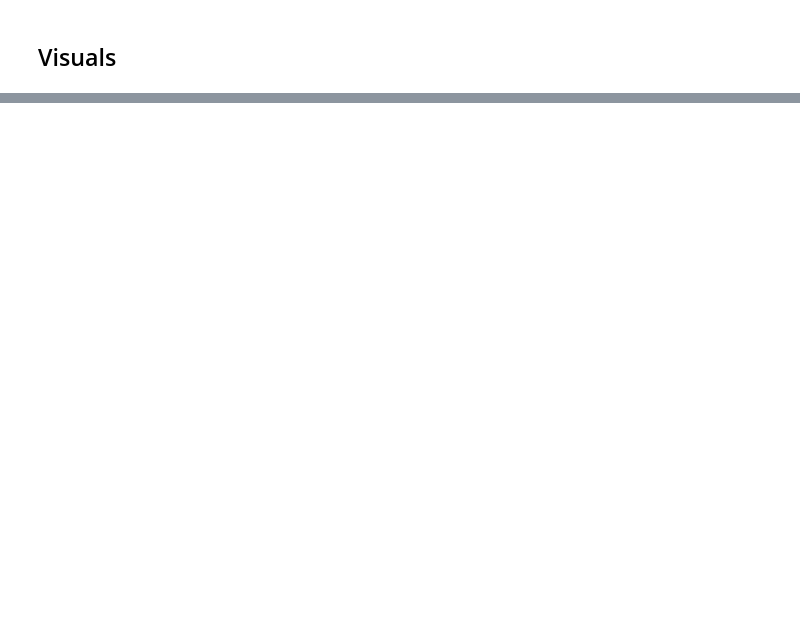
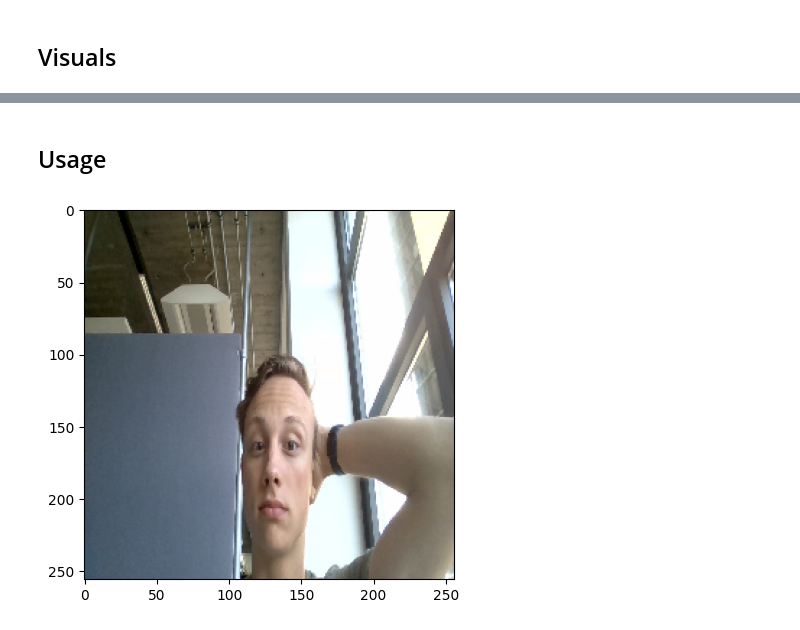
Before and after one commit to GuusArts/BeerViews, a Jupyter notebook: Notebook.ipynb, the cells around one changed output, grey strips where cells are left out. Drawn from its saved outputs; the diff is of its cells as text; code cells hidden in the pictures; blank space fills up the shorter version.

```diff
--- a/Notebook.ipynb
+++ b/Notebook.ipynb
@@ -674,0 +624,2 @@ IndexError: index 56 is out of bounds for axis 0 with size 47
+# %% [markdown]
+## Usage
@@ -674,0 +628,17 @@ IndexError: index 56 is out of bounds for axis 0 with size 47
+# %%
+#Own images/Sober/WIN_20240620_09_45_25_Pro.jpg
+
+image_path = r'Own images/Sober/WIN_20240613_09_33_58_Pro.jpg'
+target_size = (256, 256)
+
+image = load_img(path=image_path,
+                 target_size=target_size)
+
+image_arr = img_to_array(image)
+image_arr = image_arr/255.0
+image_arr = np.expand_dims(image_arr, axis=0)
+# %%
+plt.imshow(image_arr[0])
+plt.show()
+# %% [output]
+[figure, added]
```
Also changed, not shown: parts of 27 cells of this notebook, 9 other files.
